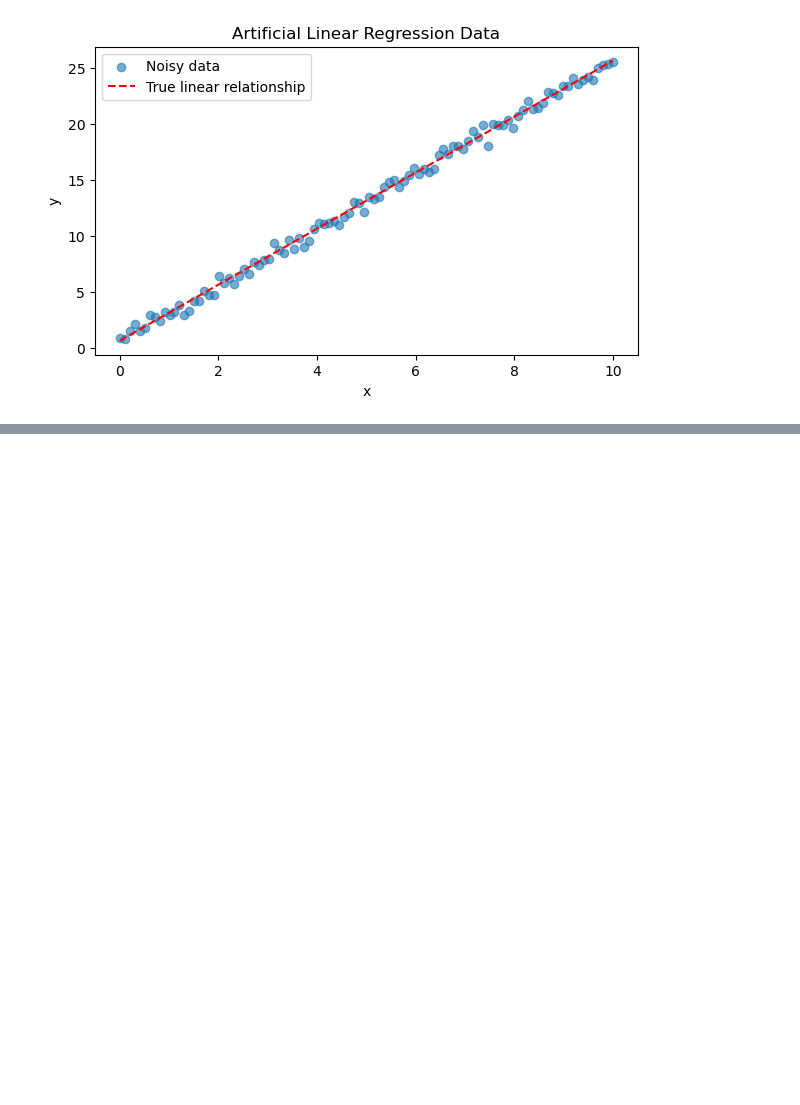
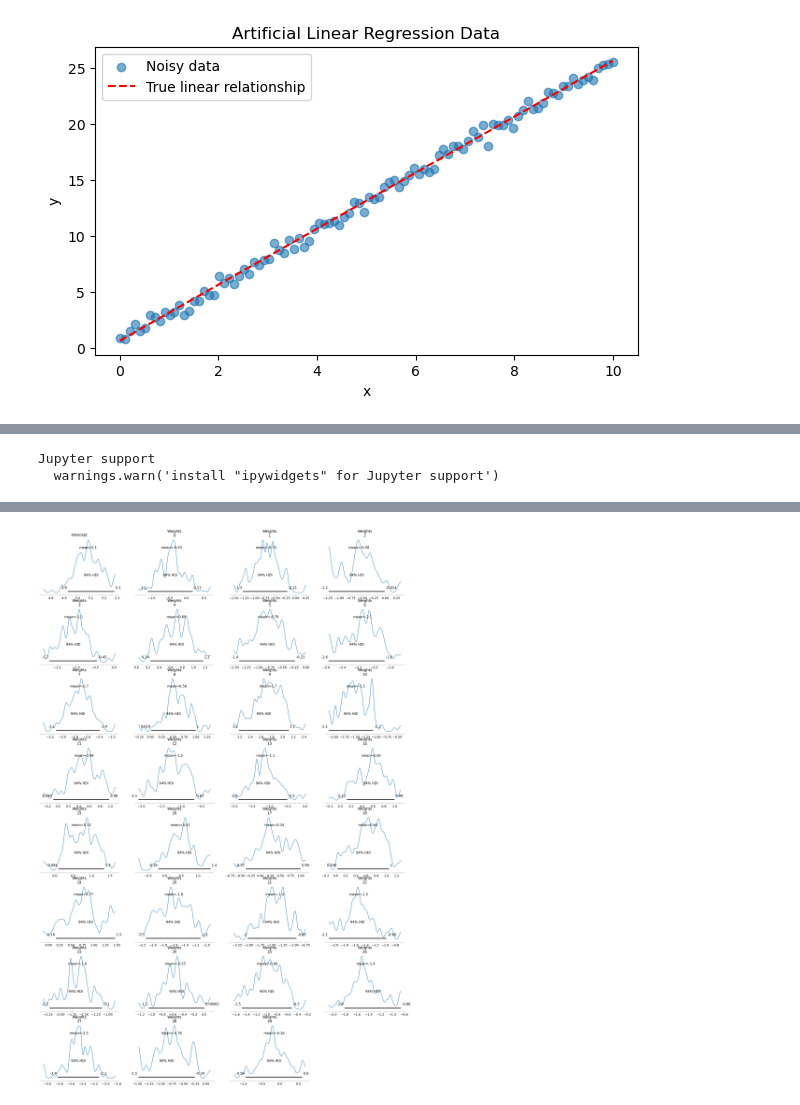
Before and after one commit to tlhaeussler/Sampling-Methods-MCMC-Project, a Jupyter notebook: svgd_experiment_tim.ipynb, the cells around one changed output, grey strips where cells are left out. Saved outputs shown, nothing was run; the diff lists cells and outputs as text; code cells hidden in the pictures; blank space fills up the shorter version.

Commit message:
adjusted the initial PyMC so that it is working with the brest cancer data

```diff
--- a/svgd_experiment_tim.ipynb
+++ b/svgd_experiment_tim.ipynb
@@ -141,0 +168,9 @@ plt.show()
+# %%
+# normalizing the features trying to solve a NaN problem
+from sklearn.preprocessing import MinMaxScaler
+scaler = MinMaxScaler()
+feature_columns = df.columns[df.columns != 'target']
+X = df[feature_columns].values
+X_scaled = scaler.fit_transform(X)
+df[feature_columns] = X_scaled
+df.head()
@@ -141,0 +185,36 @@ plt.show()
+# %%
+X = df.drop('target', axis=1).values  # Features
+y = df['target'].values  # Target variable
+
+# Step 1: Define the PyMC Model
+# Here we define a Bayesian model with priors for slope and intercept, and a likelihood for observed data
+with pm.Model() as cancerModel:
+    # Priors for the unknown model parameters
+    intercept = pm.Normal('Intercept', mu=0, sigma=1)
+    weights = pm.MvNormal('Weights', mu=0, cov = np.eye(30), shape=(X.shape[1],))
+
+    # Calculate probabilities using the logistic function
+    logits = intercept + pm.math.dot(X, weights)
+    probability = pm.Deterministic('probability', pm.math.sigmoid(logits))
+
+    # Likelihood (sampling distribution) of observations
+    y_obs = pm.Bernoulli('y_obs', p=probability, observed=y)
+
+    # Step 2: Set up SVGD
+    # We use SVGD for Bayesian inference to approximate the posterior distribution of slope and intercept
+    svgdCancer = pm.SVGD(n_particles=100, jitter=0.1, model=cancerModel)
+
+    # Step 3: Run SVGD
+    # We perform the inference over 10,000 iterations to adjust particles to fit the target distribution
+    approxCancer = svgd.fit(10000)
+
+# Step 4: Sample from the Approximate Posterior
+# samples from the distributions of slope and intercept
+traceCancer = approx.sample(1000)
+
+# Step 5: Visualize the Results
+pm.plot_posterior(traceCancer, var_names=['Intercept', 'Weights'])
+plt.show()
+# %% [output]
+Jupyter support
+  warnings.warn('install "ipywidgets" for Jupyter support')
@@ -141,0 +223 @@ plt.show()
+[figure, added]
```
Also changed, not shown: parts of 6 cells of this notebook.
